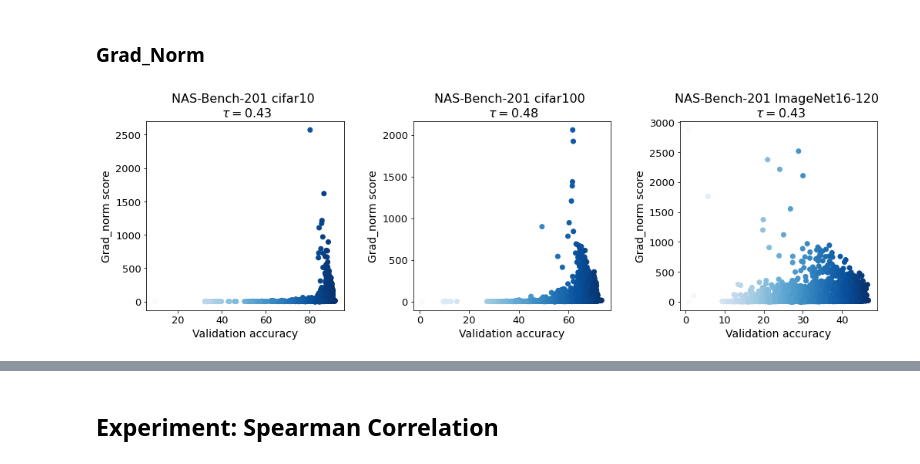
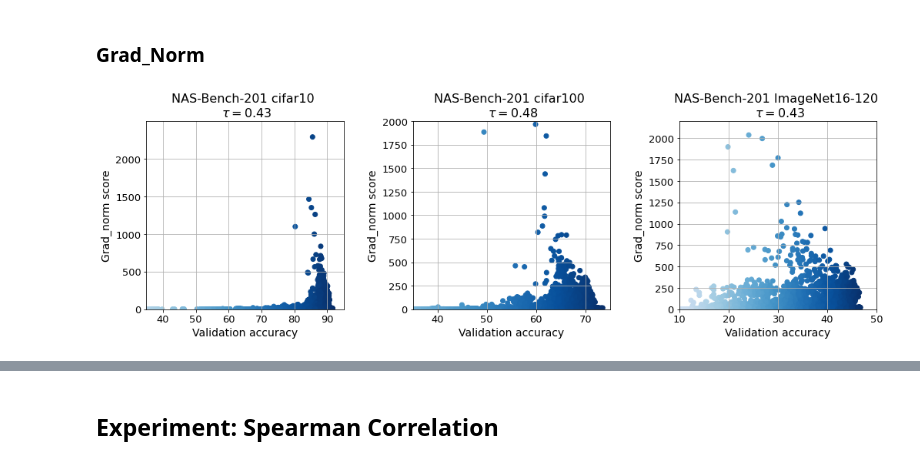
Before and after one commit to Morca97/Lightweight-NAS-A-Comparative-Framework, a Jupyter notebook: Score_metric_FinalFinal.ipynb, the cells around one changed output, grey strips where cells are left out. Cells and saved outputs as stored; diff of their text form; code cells hidden in the pictures.

```diff
--- a/Score_metric_FinalFinal.ipynb
+++ b/Score_metric_FinalFinal.ipynb
@@ -901,33 +899,42 @@ tau_ImNet, _ = stats.kendalltau(ImageNet16_120_results_csv['gradNorm_score'], Im
 # %%
+ylabel = "Grad_norm score"
+color_map = plt.get_cmap('Blues')
+tau_cif10, _ = stats.kendalltau(cifar10_results_csv['gradNorm_score'], cifar10_results_csv['test_accuracy_200_epochs'])
+tau_cif100, _ = stats.kendalltau(cifar100_results_csv['gradNorm_score'], cifar100_results_csv['test_accuracy_200_epochs'])
+tau_ImNet, _ = stats.kendalltau(ImageNet16_120_results_csv['gradNorm_score'], ImageNet16_120_results_csv['test_accuracy_200_epochs'])
+
 fig, ax = plt.subplots(1,3, figsize=figure_size, constrained_layout=True)
-ax[0].scatter(cifar10_results_csv['validation_accuracy_200_epochs'], cifar10_results_csv['gradNorm_score'], c=cifar10_results_csv['validation_accuracy_200_epochs'], cmap=color_map)
-# ax[0].set_xlim([30, 95])
-# ax[0].set_ylim([1100, 1680])
+ax[0].scatter(cifar10_results_csv['validation_accuracy_200_epochs'], cifar10_results_csv['gradNorm_score'], c=cifar10_results_csv['validation_accuracy_200_epochs'], cmap=color_map, rasterized=True)
+ax[0].set_xlim([35, 95])
+ax[0].set_ylim([0, 2499])
 ax[0].set_title(f"NAS-Bench-201 cifar10 \n $\\tau=${tau_cif10:.2f}", size=title_size)
 ax[0].set_xlabel(xlabel, size=label_size)
 ax[0].set_ylabel(ylabel, size=label_size)
 ax[0].tick_params(axis='both', labelsize=tick_size)
+ax[0].grid()
 
-ax[1].scatter(cifar100_results_csv['validation_accuracy_200_epochs'], cifar100_results_csv['gradNorm_score'], c=cifar100_results_csv['validation_accuracy_200_epochs'], cmap=color_map)
-# ax[1].set_xlim([25, 75])
-# ax[1].set_ylim([1100, 1680])
+ax[1].scatter(cifar100_results_csv['validation_accuracy_200_epochs'], cifar100_results_csv['gradNorm_score'], c=cifar100_results_csv['validation_accuracy_200_epochs'], cmap=color_map, rasterized=True)
+ax[1].set_xlim([35, 75])
+ax[1].set_ylim([0, 2000])
 ax[1].set_title(f"NAS-Bench-201 cifar100 \n $\\tau=${tau_cif100:.2f}", size=title_size)
 ax[1].set_xlabel(xlabel, size=label_size)
 ax[1].set_ylabel(ylabel, size=label_size)
 ax[1].tick_params(axis='both', labelsize=tick_size)
+ax[1].grid()
 
-ax[2].scatter(ImageNet16_120_results_csv['validation_accuracy_200_epochs'], ImageNet16_120_results_csv['gradNorm_score'], c=ImageNet16_120_results_csv['validation_accuracy_200_epochs'], cmap=color_map)
-# ax[2].set_xlim([8, 48])
-# ax[2].set_ylim([0, 200000])
+ax[2].scatter(ImageNet16_120_results_csv['validation_accuracy_200_epochs'], ImageNet16_120_results_csv['gradNorm_score'], c=ImageNet16_120_results_csv['validation_accuracy_200_epochs'], cmap=color_map, rasterized=True)
+ax[2].set_xlim([10, 50])
+ax[2].set_ylim([0, 2200])
 ax[2].set_title(f"NAS-Bench-201 ImageNet16-120 \n $\\tau=${tau_ImNet:.2f}", size=title_size)
 ax[2].set_xlabel(xlabel, size=label_size)
 ax[2].set_ylabel(ylabel, size=label_size)
 ax[2].tick_params(axis='both', labelsize=tick_size)
+ax[2].grid()
 
 plt.subplots_adjust(wspace=w_space)
-plt.savefig("scatter_GradNor.svg", format='svg')
+plt.savefig("scatter_GradNor.svg", format='svg', dpi=650)
 # %% [output]
-[figure, old version]
+[figure, new version]
 # %%
 # download graph
 files.download('/content/scatter_GradNor.svg')
```
Also changed, not shown: parts of 73 cells of this notebook.
